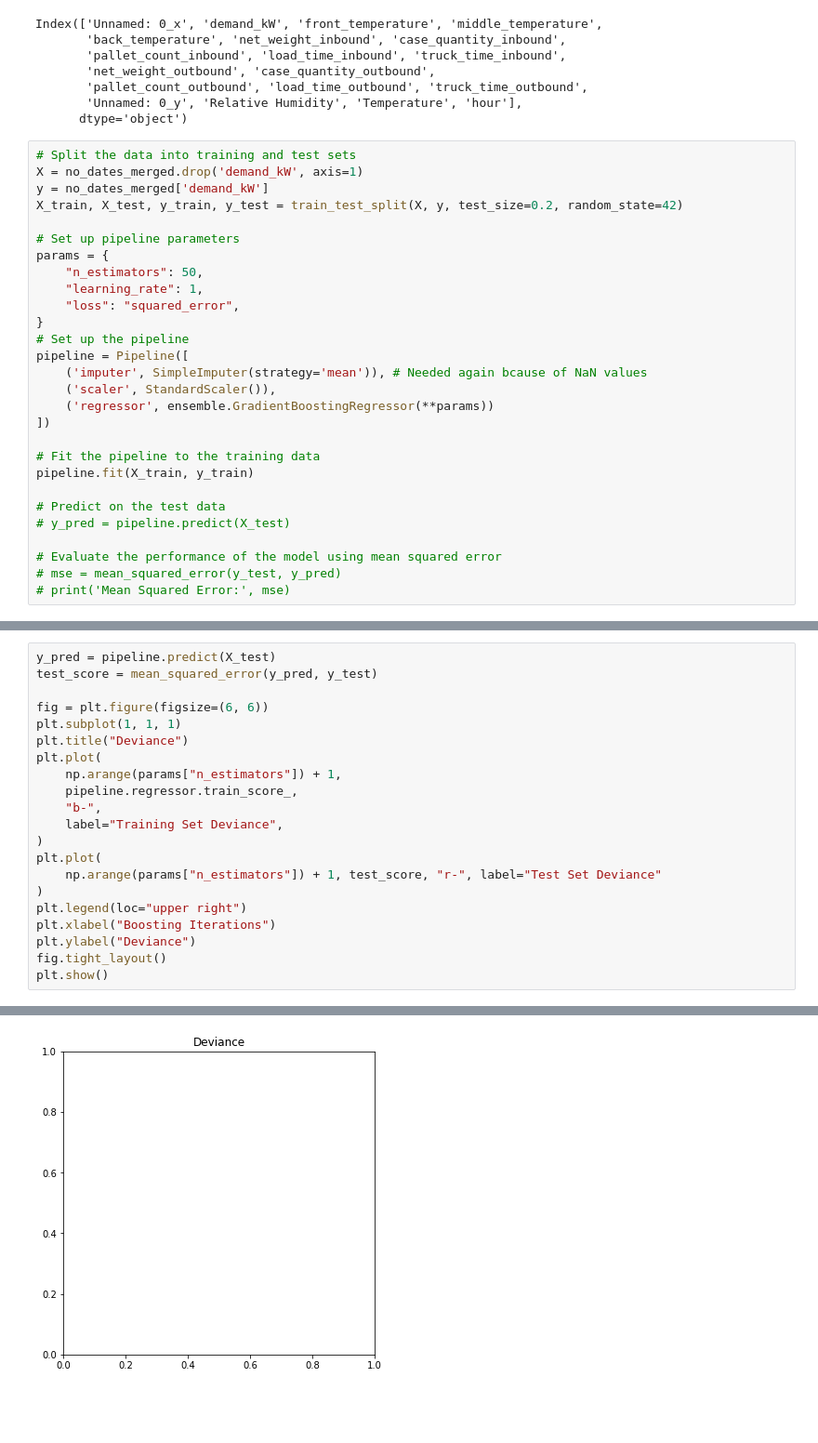
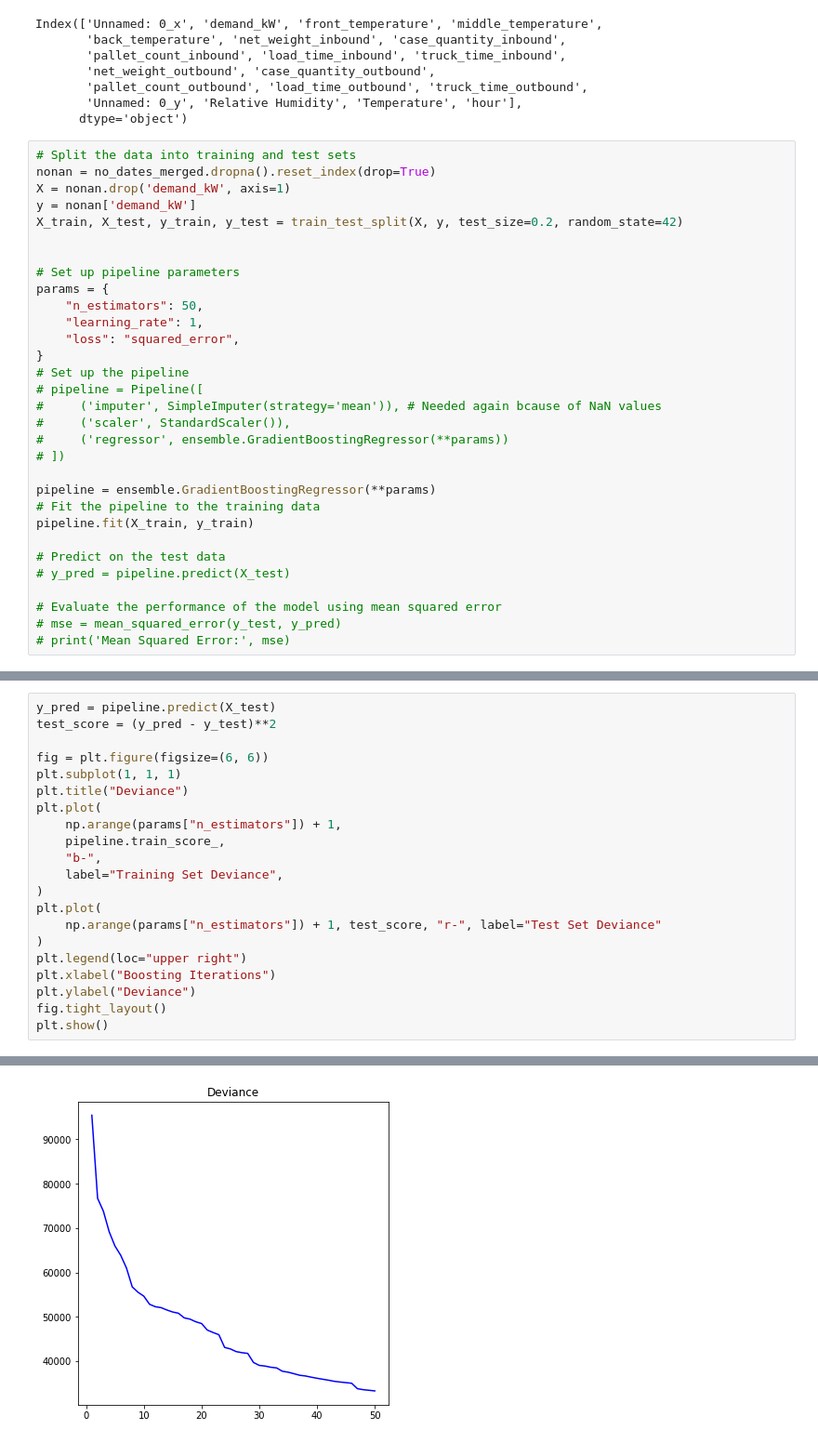
Before and after one commit to freek1/energy-demand-prediction, a Jupyter notebook: analysis.ipynb, the cells around one changed output, grey strips where cells are left out. Shown: that part at 93% size. Saved outputs shown, nothing was run; the diff lists cells and outputs as text; blank space fills up the shorter version.

```diff
--- a/analysis.ipynb
+++ b/analysis.ipynb
@@ -312,9 +312,11 @@ Index(['Unnamed: 0_x', 'demand_kW', 'front_temperature', 'middle_temperature',
       dtype='object')
 # %%
 # Split the data into training and test sets
-X = no_dates_merged.drop('demand_kW', axis=1)
-y = no_dates_merged['demand_kW']
+nonan = no_dates_merged.dropna().reset_index(drop=True)
+X = nonan.drop('demand_kW', axis=1)
+y = nonan['demand_kW']
 X_train, X_test, y_train, y_test = train_test_split(X, y, test_size=0.2, random_state=42)
+
 
 # Set up pipeline parameters
 params = {
@@ -323,12 +325,13 @@ params = {
     "loss": "squared_error",
 }
 # Set up the pipeline
-pipeline = Pipeline([
-    ('imputer', SimpleImputer(strategy='mean')), # Needed again bcause of NaN values
-    ('scaler', StandardScaler()),
-    ('regressor', ensemble.GradientBoostingRegressor(**params))
-])
+# pipeline = Pipeline([
+#     ('imputer', SimpleImputer(strategy='mean')), # Needed again bcause of NaN values
+#     ('scaler', StandardScaler()),
+#     ('regressor', ensemble.GradientBoostingRegressor(**params))
+# ])
 
+pipeline = ensemble.GradientBoostingRegressor(**params)
 # Fit the pipeline to the training data
 pipeline.fit(X_train, y_train)
 
@@ -345,13 +346,13 @@ Pipeline(steps=[('imputer', SimpleImputer()), ('scaler', StandardScaler()),
 # %%
 y_pred = pipeline.predict(X_test)
-test_score = mean_squared_error(y_pred, y_test)
+test_score = (y_pred - y_test)**2
 
 fig = plt.figure(figsize=(6, 6))
 plt.subplot(1, 1, 1)
 plt.title("Deviance")
 plt.plot(
     np.arange(params["n_estimators"]) + 1,
-    pipeline.regressor.train_score_,
+    pipeline.train_score_,
     "b-",
     label="Training Set Deviance",
 )
@@ -368 +369 @@ AttributeError: 'Pipeline' object has no attribute 'regressor'
-[figure, old version]
+[figure, new version]
```
Also changed, not shown: parts of 2 cells of this notebook.
